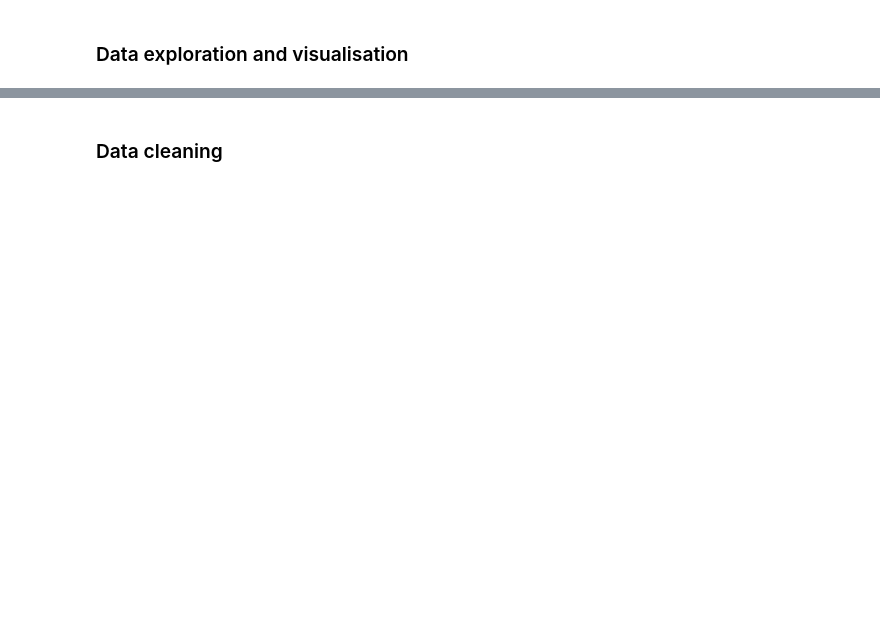
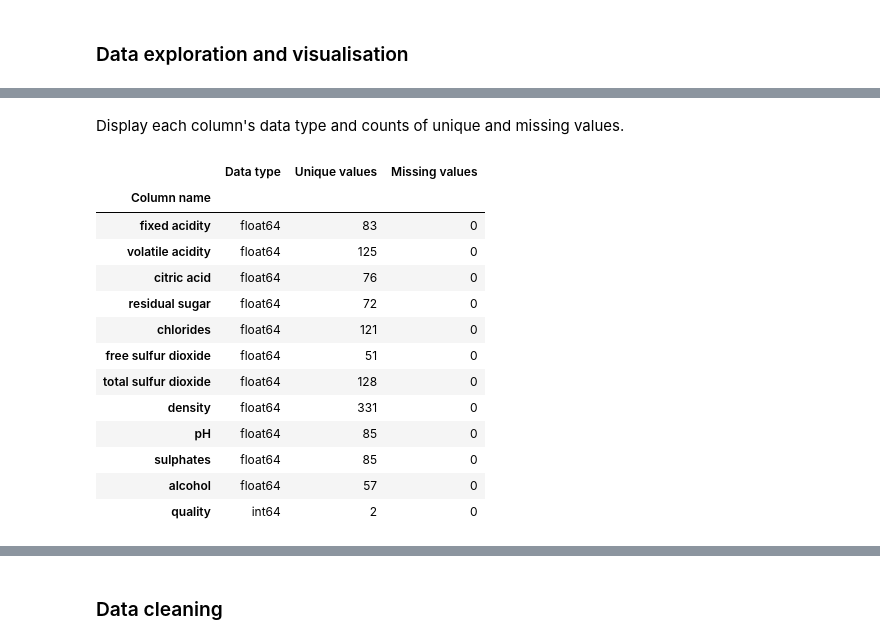
Before and after one commit to kambizaur/DAT200-CA3, a Jupyter notebook: kernel-based_classifiers.ipynb, the cells around one changed output, grey strips where cells are left out. Cells and saved outputs as stored; diff of their text form; code cells hidden in the pictures; blank space fills up the shorter version.

```diff
--- a/kernel-based_classifiers.ipynb
+++ b/kernel-based_classifiers.ipynb
@@ -39,0 +39,27 @@ train_df
+# %% [markdown]
+Display each column's data type and counts of unique and missing values.
+# %%
+stats = pd.DataFrame({
+    "Data type": df.dtypes,
+    "Unique values": df.nunique(),
+    "Missing values": df.isna().sum()
+    })
+
+stats.index.name = "Column name"
+
+stats
+# %% [output]
+|  | Data type | Unique values | Missing values |
+| Column name |  |  |  |
+| fixed acidity | float64 | 83 | 0 |
+| volatile acidity | float64 | 125 | 0 |
+| citric acid | float64 | 76 | 0 |
+| residual sugar | float64 | 72 | 0 |
+| chlorides | float64 | 121 | 0 |
+| free sulfur dioxide | float64 | 51 | 0 |
+| total sulfur dioxide | float64 | 128 | 0 |
+| density | float64 | 331 | 0 |
+| pH | float64 | 85 | 0 |
+| sulphates | float64 | 85 | 0 |
+| alcohol | float64 | 57 | 0 |
+| quality | int64 | 2 | 0 |
```
Also changed, not shown: parts of 19 cells of this notebook.
